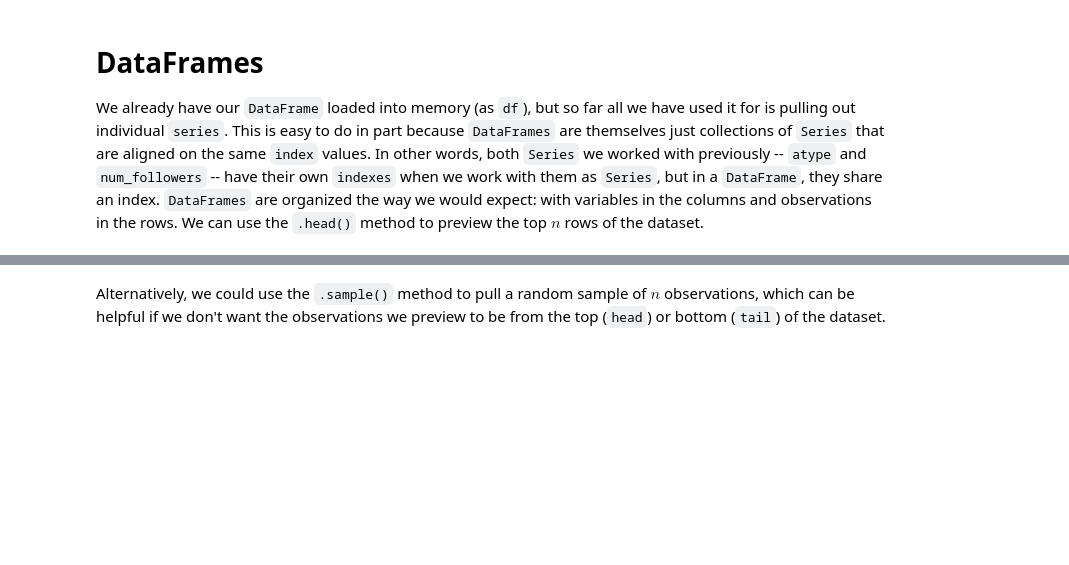
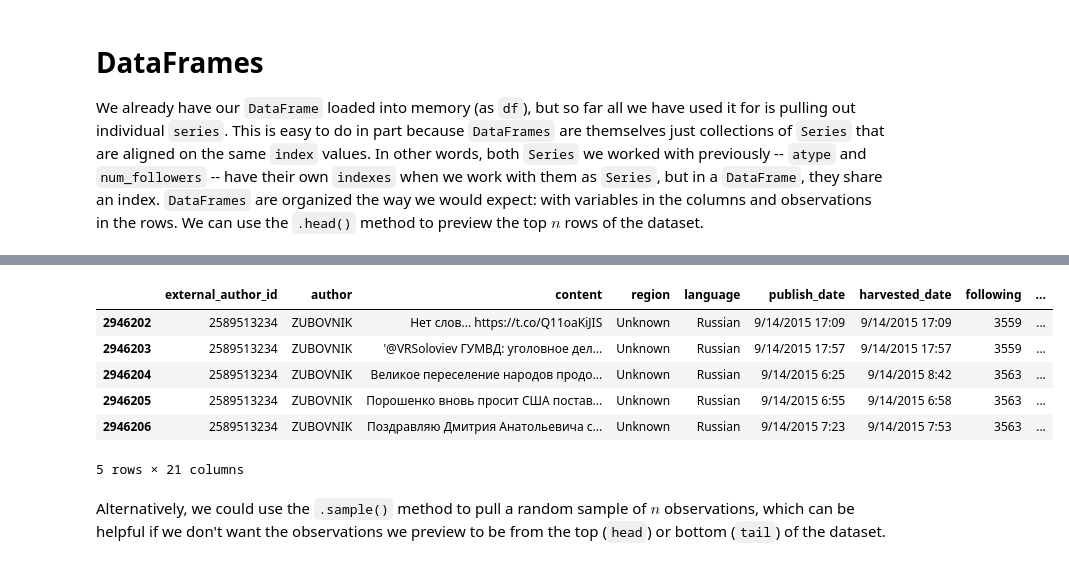
Before and after one commit to mclevey/GESIS_2020_Fundamentals, a Jupyter notebook: 03_pandas.ipynb, the cells around one changed output, grey strips where cells are left out. Saved outputs shown, nothing was run; the diff lists cells and outputs as text; code cells hidden in the pictures; blank space fills up the shorter version.

```diff
--- a/03_pandas.ipynb
+++ b/03_pandas.ipynb
@@ -395,3 +384,13 @@ df.head(10)
+# %%
+df.tail()
+# %% [output]
+|  | external_author_id | author | content | region | language | publish_date | harvested_date | following | ... |
+| 2946202 | 2589513234 | ZUBOVNIK | Нет слов... https://t.co/Q11oaKiJIS | Unknown | Russian | 9/14/2015 17:09 | 9/14/2015 17:09 | 3559 | ... |
+| 2946203 | 2589513234 | ZUBOVNIK | '@VRSoloviev ГУМВД: уголовное дел... | Unknown | Russian | 9/14/2015 17:57 | 9/14/2015 17:57 | 3559 | ... |
+| 2946204 | 2589513234 | ZUBOVNIK | Великое переселение народов продо... | Unknown | Russian | 9/14/2015 6:25 | 9/14/2015 8:42 | 3563 | ... |
+| 2946205 | 2589513234 | ZUBOVNIK | Порошенко вновь просит США постав... | Unknown | Russian | 9/14/2015 6:55 | 9/14/2015 6:58 | 3563 | ... |
+| 2946206 | 2589513234 | ZUBOVNIK | Поздравляю Дмитрия Анатольевича с... | Unknown | Russian | 9/14/2015 7:23 | 9/14/2015 7:53 | 3563 | ... |
+5 rows × 21 columns
 # %% [markdown]
 Alternatively, we could use the `.sample()` method to pull a random sample of $n$ observations, which can be helpful if we don't want the observations we preview to be from the top (`head`) or bottom (`tail`) of the dataset.
 # %%
```
Also changed, not shown: parts of 39 cells of this notebook, 9 other files.
